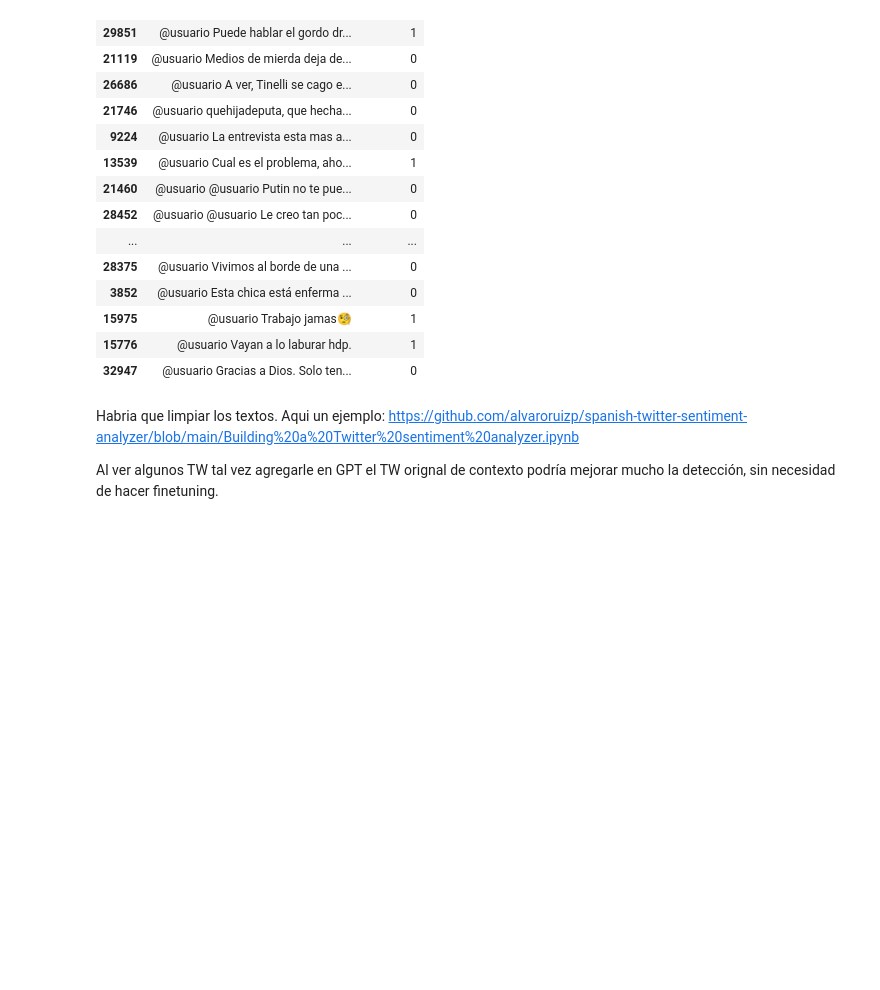
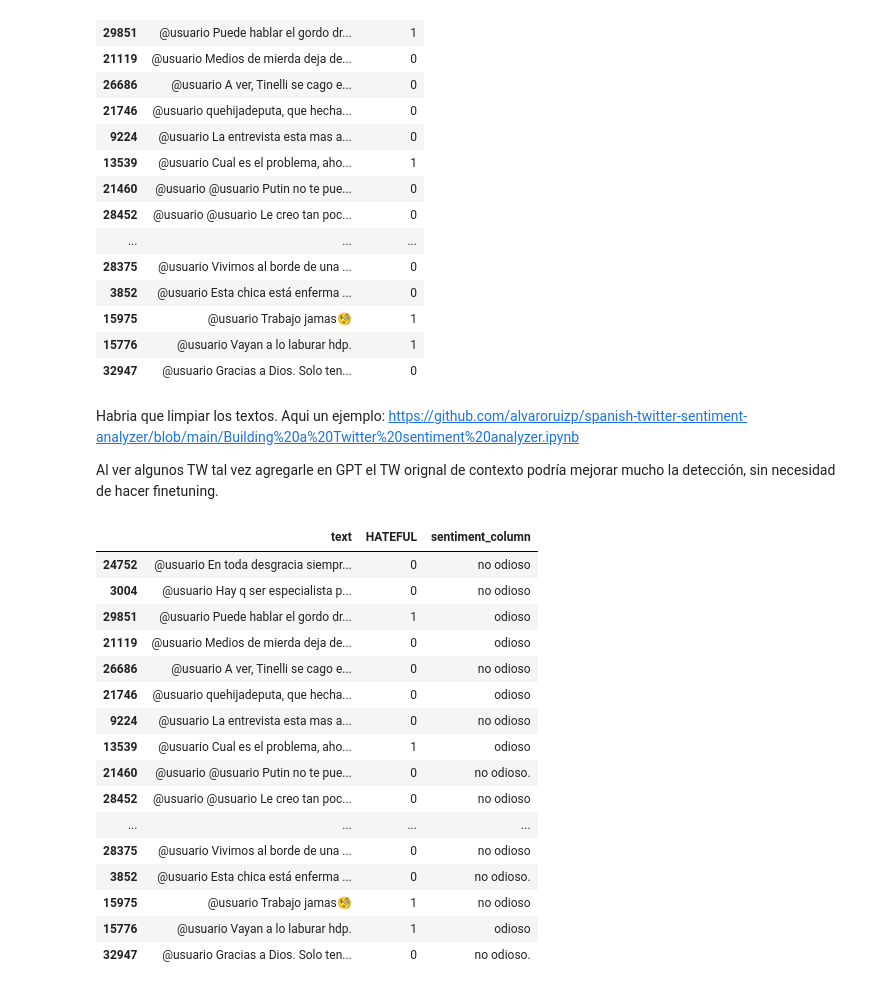
Before and after one commit to natdebandi/hate_speech_ar, a Jupyter notebook: 3_train_GPT_v4.ipynb, the cells around one changed output. Cells and saved outputs as stored; diff of their text form; code cells hidden in the pictures; blank space fills up the shorter version.

```diff
--- a/3_train_GPT_v4.ipynb
+++ b/3_train_GPT_v4.ipynb
@@ -157,0 +185,20 @@ Al ver algunos TW tal vez agregarle en GPT el TW orignal de contexto podría mej
+# %%
+df_train_sample
+# %% [output]
+|  | text | HATEFUL | sentiment_column |
+| 24752 | @usuario En toda desgracia siempr... | 0 | no odioso |
+| 3004 | @usuario Hay q ser especialista p... | 0 | no odioso |
+| 29851 | @usuario Puede hablar el gordo dr... | 1 | odioso |
+| 21119 | @usuario Medios de mierda deja de... | 0 | odioso |
+| 26686 | @usuario A ver, Tinelli se cago e... | 0 | no odioso |
+| 21746 | @usuario quehijadeputa, que hecha... | 0 | odioso |
+| 9224 | @usuario La entrevista esta mas a... | 0 | no odioso |
+| 13539 | @usuario Cual es el problema, aho... | 1 | odioso |
+| 21460 | @usuario @usuario Putin no te pue... | 0 | no odioso. |
+| 28452 | @usuario @usuario Le creo tan poc... | 0 | no odioso |
+| ... | ... | ... | ... |
+| 28375 | @usuario Vivimos al borde de una ... | 0 | no odioso |
+| 3852 | @usuario Esta chica está enferma ... | 0 | no odioso. |
+| 15975 | @usuario Trabajo jamas🧐 | 1 | no odioso |
+| 15776 | @usuario Vayan a lo laburar hdp. | 1 | odioso |
+| 32947 | @usuario Gracias a Dios. Solo ten... | 0 | no odioso. |
```
Also changed, not shown: parts of 4 cells of this notebook.
